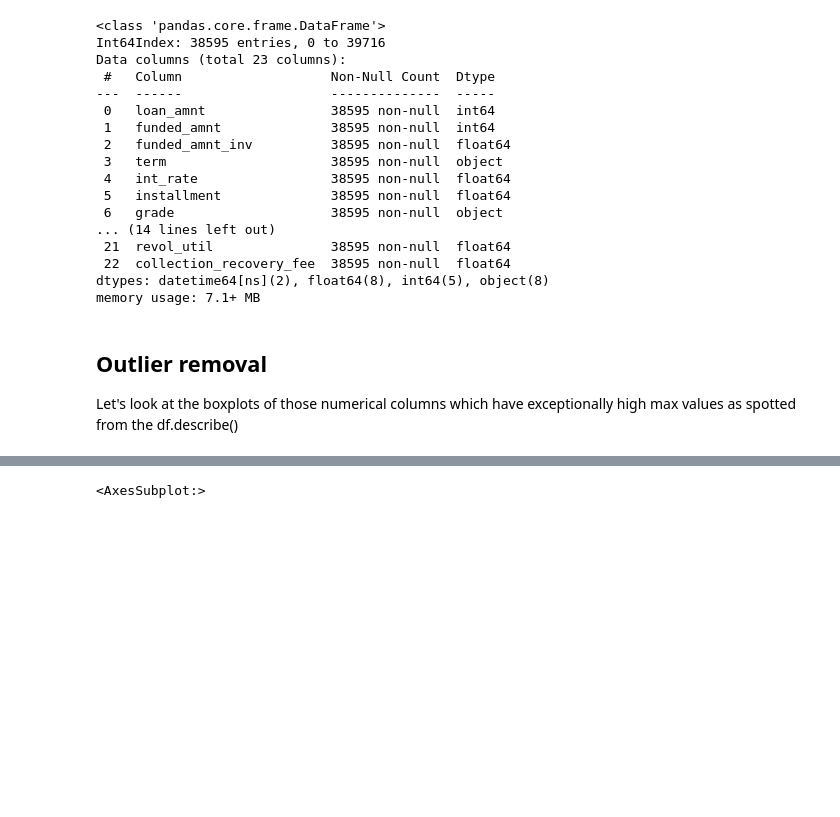
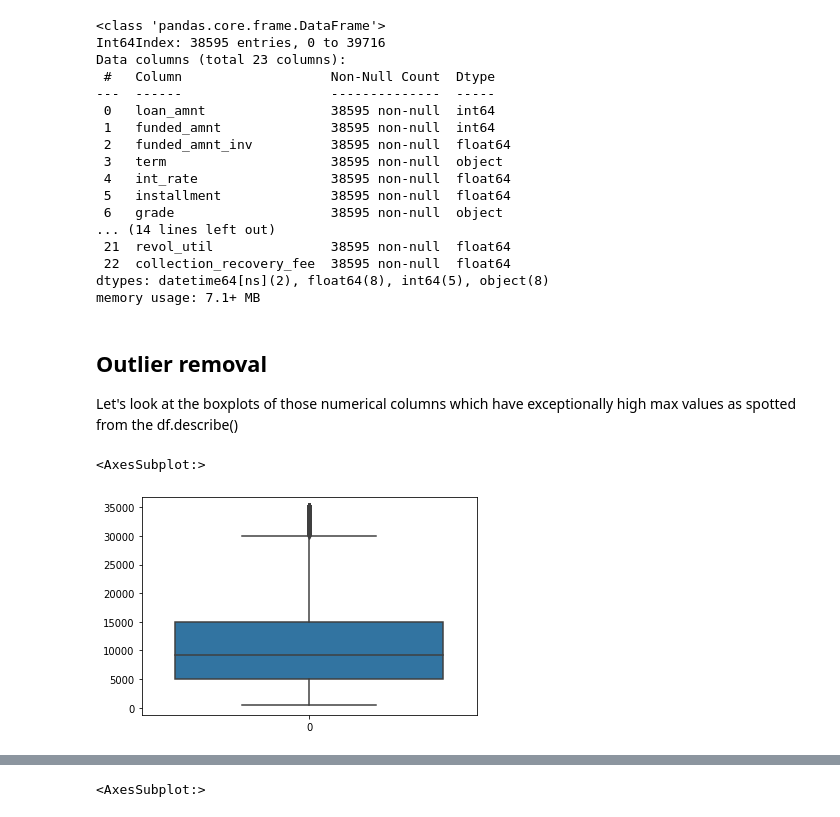
Before and after one commit to showman-sharma/LendingClubCaseStudy, a Jupyter notebook: V_S_S_Anirudh_Sharma.ipynb, the cells around one changed output, grey strips where cells are left out. Drawn from its saved outputs; the diff is of its cells as text; code cells hidden in the pictures; blank space fills up the shorter version.

```diff
--- a/V_S_S_Anirudh_Sharma.ipynb
+++ b/V_S_S_Anirudh_Sharma.ipynb
@@ -385,3 +406,8 @@ memory usage: 7.1+ MB
 # %% [markdown]
 ## Outlier removal
 Let's look at the boxplots of those numerical columns which have exceptionally high max values as spotted from the df.describe()
+# %%
+sns.boxplot(df.loan_amnt)
+# %% [output]
+<AxesSubplot:>
+[figure, added]
```
Also changed, not shown: parts of 53 cells of this notebook.
